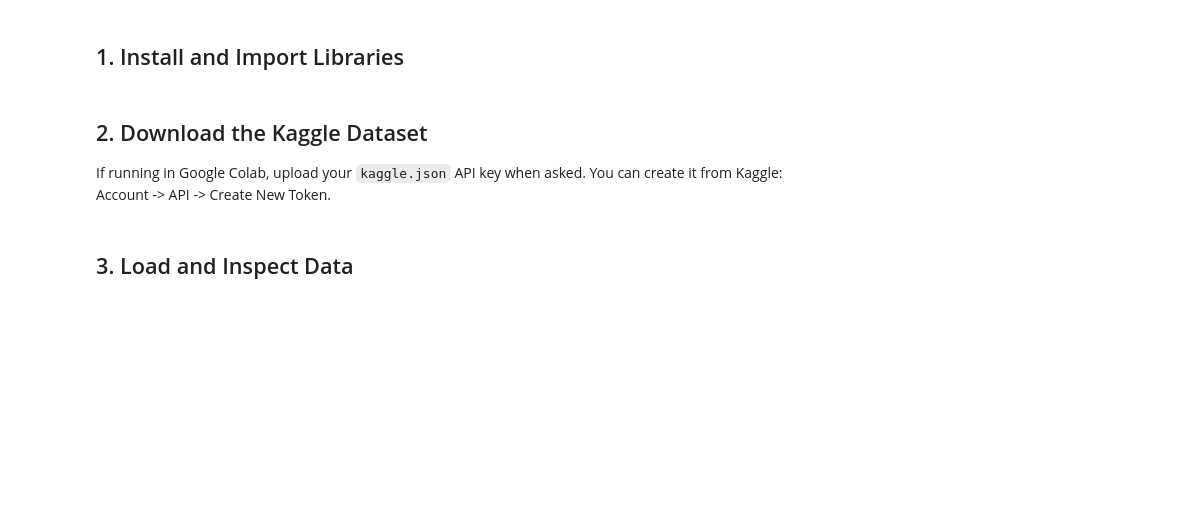
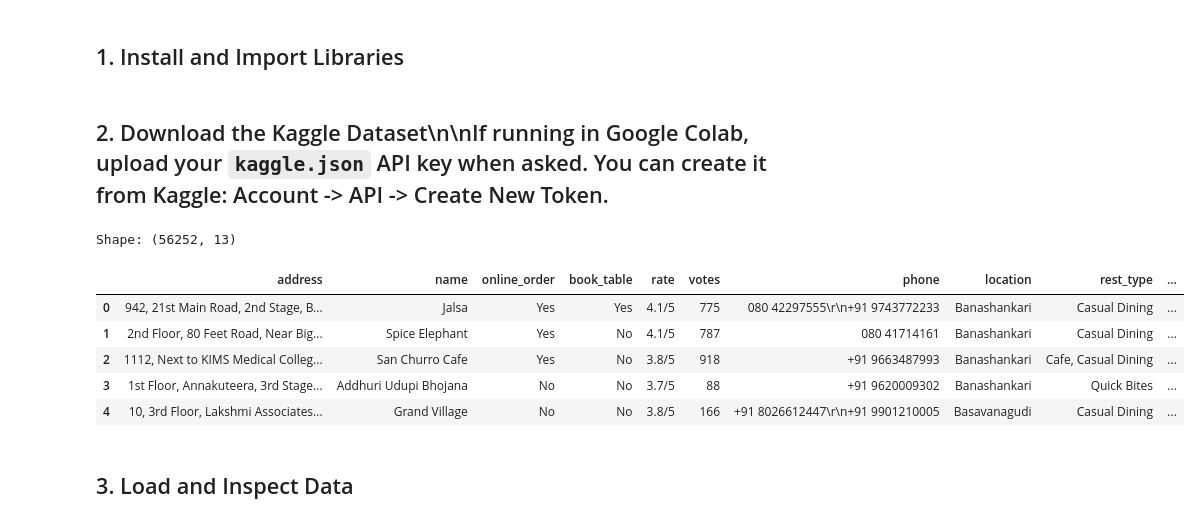
Before and after one commit to iShubhamRajput/alfido-zomato-task, a Jupyter notebook: zomato_analysis.ipynb, the cells around one changed output. Saved outputs shown, nothing was run; the diff lists cells and outputs as text; code cells hidden in the pictures; blank space fills up the shorter version.

```diff
--- a/zomato_analysis.ipynb
+++ b/zomato_analysis.ipynb
@@ -29,6 +28,4 @@ plt.rcParams['figure.figsize'] = (10, 5)
 plt.rcParams['axes.titleweight'] = 'bold'
 pd.set_option('display.max_columns', 50)
 # %% [markdown]
-## 2. Download the Kaggle Dataset
-
-If running in Google Colab, upload your `kaggle.json` API key when asked. You can create it from Kaggle: Account -> API -> Create New Token.
+## 2. Download the Kaggle Dataset\n\nIf running in Google Colab, upload your `kaggle.json` API key when asked. You can create it from Kaggle: Account -> API -> Create New Token.
@@ -64,3 +32,22 @@ csv_files
+# %%
+from pathlib import Path
+import pandas as pd
+
+# Use uploaded CSV directly if you uploaded zomato.csv in Colab
+csv_files = [Path("data/zomato.csv")]
+
+df = pd.read_csv(csv_files[0], on_bad_lines="skip")
+
+print("Shape:", df.shape)
+df.head()
+# %% [output]
+Shape: (56252, 13)
+|  | address | name | online_order | book_table | rate | votes | phone | location | rest_type | ... |
+| 0 | 942, 21st Main Road, 2nd Stage, B... | Jalsa | Yes | Yes | 4.1/5 | 775 | 080 42297555\r\n+91 9743772233 | Banashankari | Casual Dining | ... |
+| 1 | 2nd Floor, 80 Feet Road, Near Big... | Spice Elephant | Yes | No | 4.1/5 | 787 | 080 41714161 | Banashankari | Casual Dining | ... |
+| 2 | 1112, Next to KIMS Medical Colleg... | San Churro Cafe | Yes | No | 3.8/5 | 918 | +91 9663487993 | Banashankari | Cafe, Casual Dining | ... |
+| 3 | 1st Floor, Annakuteera, 3rd Stage... | Addhuri Udupi Bhojana | No | No | 3.7/5 | 88 | +91 9620009302 | Banashankari | Quick Bites | ... |
+| 4 | 10, 3rd Floor, Lakshmi Associates... | Grand Village | No | No | 3.8/5 | 166 | +91 8026612447\r\n+91 9901210005 | Basavanagudi | Casual Dining | ... |
 # %% [markdown]
 ## 3. Load and Inspect Data
 # %%
```
Also changed, not shown: parts of 18 cells of this notebook.
